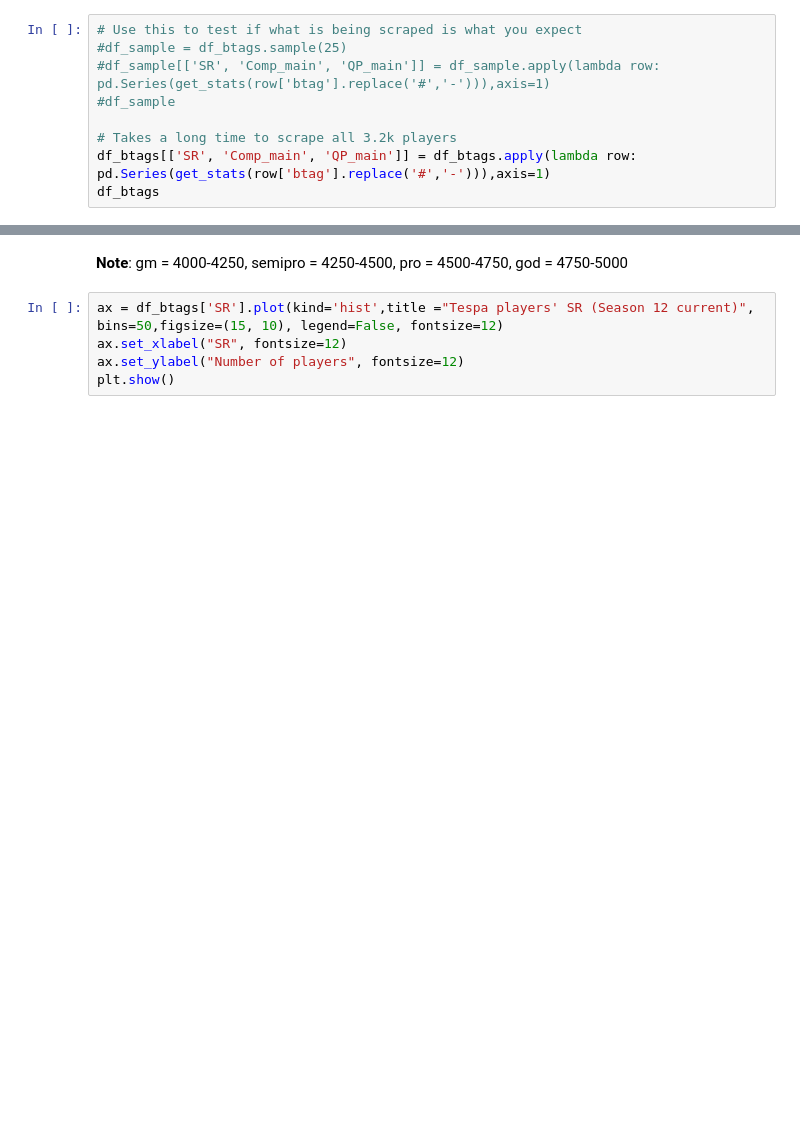
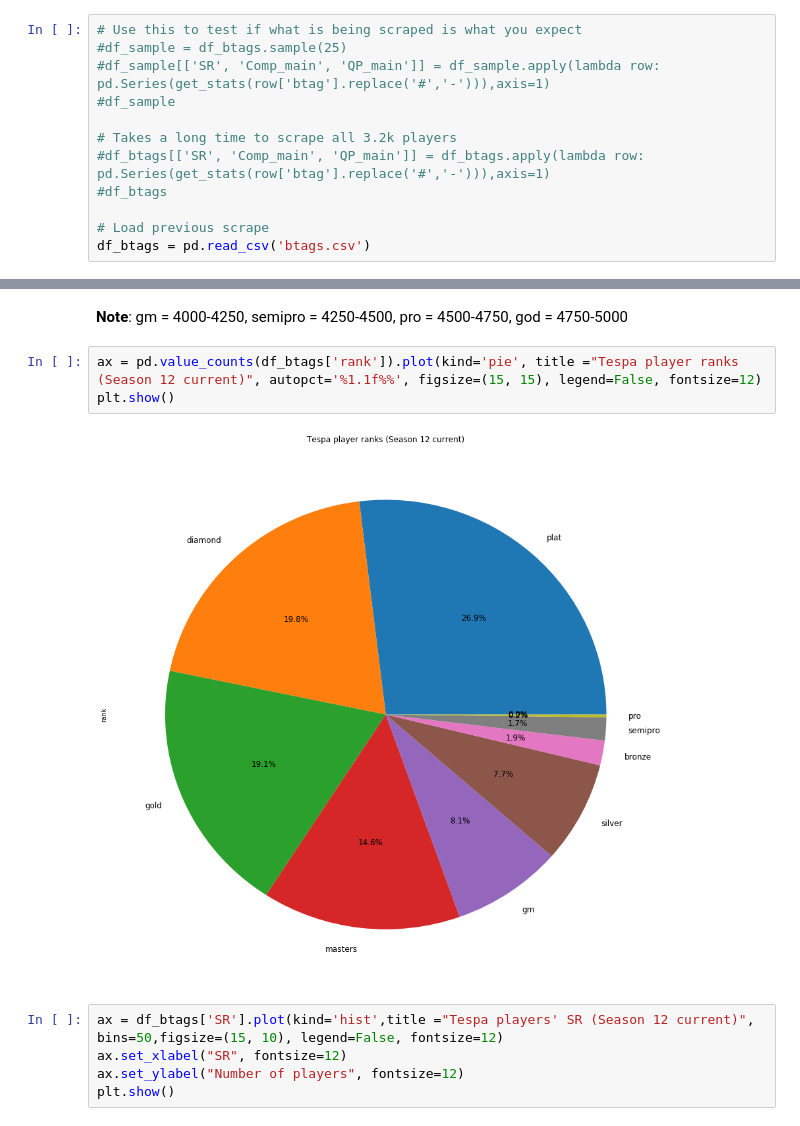
Before and after one commit to meeow/tespa-data, a Jupyter notebook: TespaDataExploration.ipynb, the cells around one changed output, grey strips where cells are left out. Drawn from its saved outputs; the diff is of its cells as text; blank space fills up the shorter version.

```diff
--- a/TespaDataExploration.ipynb
+++ b/TespaDataExploration.ipynb
@@ -124,5 +130,8 @@ def get_stats(btag):
 #df_sample
 
 # Takes a long time to scrape all 3.2k players
-df_btags[['SR', 'Comp_main', 'QP_main']] = df_btags.apply(lambda row: pd.Series(get_stats(row['btag'].replace('#','-'))),axis=1)
-df_btags
+#df_btags[['SR', 'Comp_main', 'QP_main']] = df_btags.apply(lambda row: pd.Series(get_stats(row['btag'].replace('#','-'))),axis=1)
+#df_btags
+
+# Load previous scrape
+df_btags = pd.read_csv('btags.csv')
@@ -177,6 +167,11 @@ plt.show()
 [figure]
 # %% [markdown]
 **Note**: gm = 4000-4250, semipro = 4250-4500, pro = 4500-4750, god = 4750-5000
+# %%
+ax = pd.value_counts(df_btags['rank']).plot(kind='pie', title ="Tespa player ranks (Season 12 current)", autopct='%1.1f%%', figsize=(15, 15), legend=False, fontsize=12)
+plt.show()
+# %% [output]
+[figure, added]
 # %%
 ax = df_btags['SR'].plot(kind='hist',title ="Tespa players' SR (Season 12 current)", bins=50,figsize=(15, 10), legend=False, fontsize=12)
 ax.set_xlabel("SR", fontsize=12)
```
Also changed, not shown: parts of 24 cells of this notebook, 8 other files.
